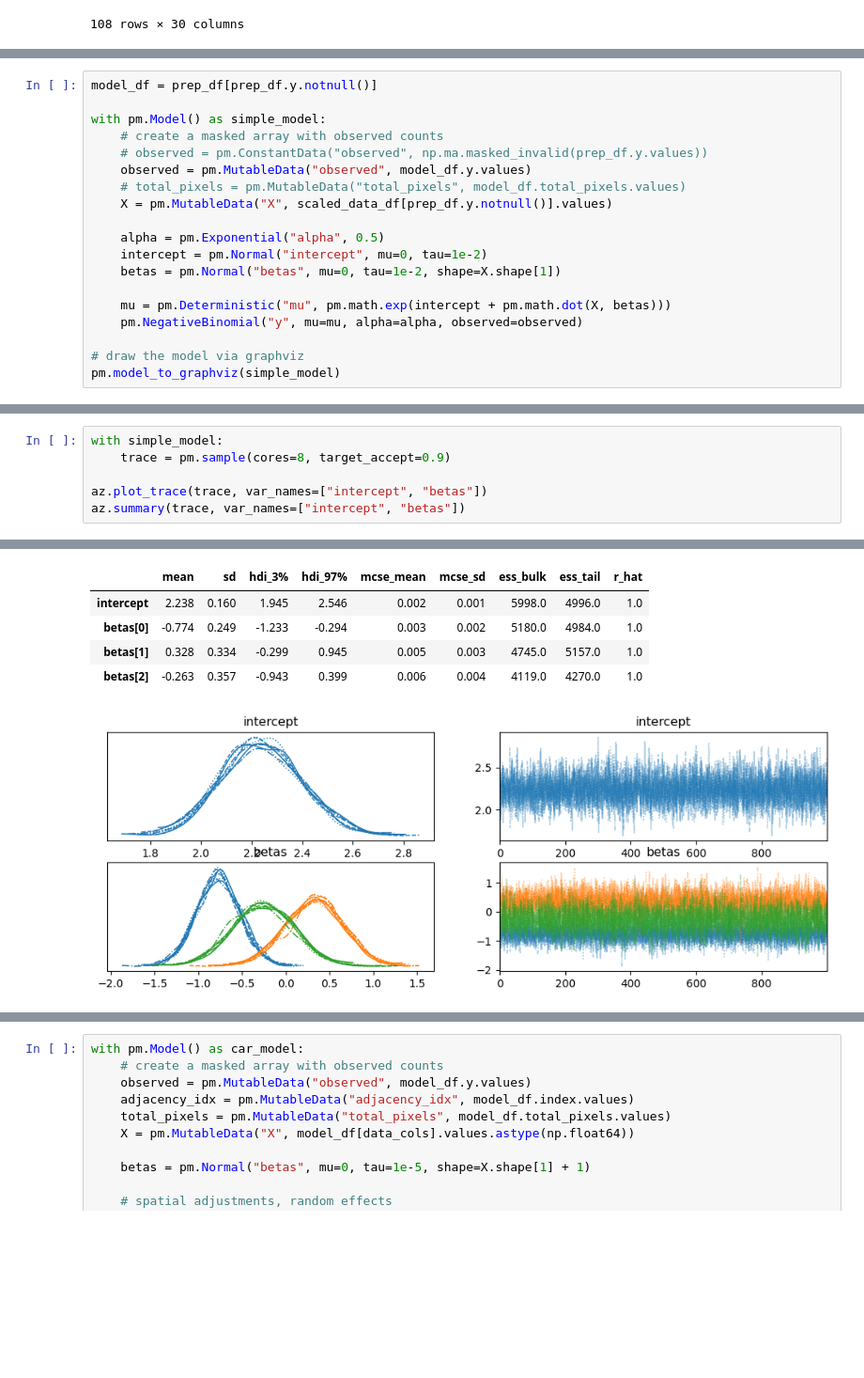
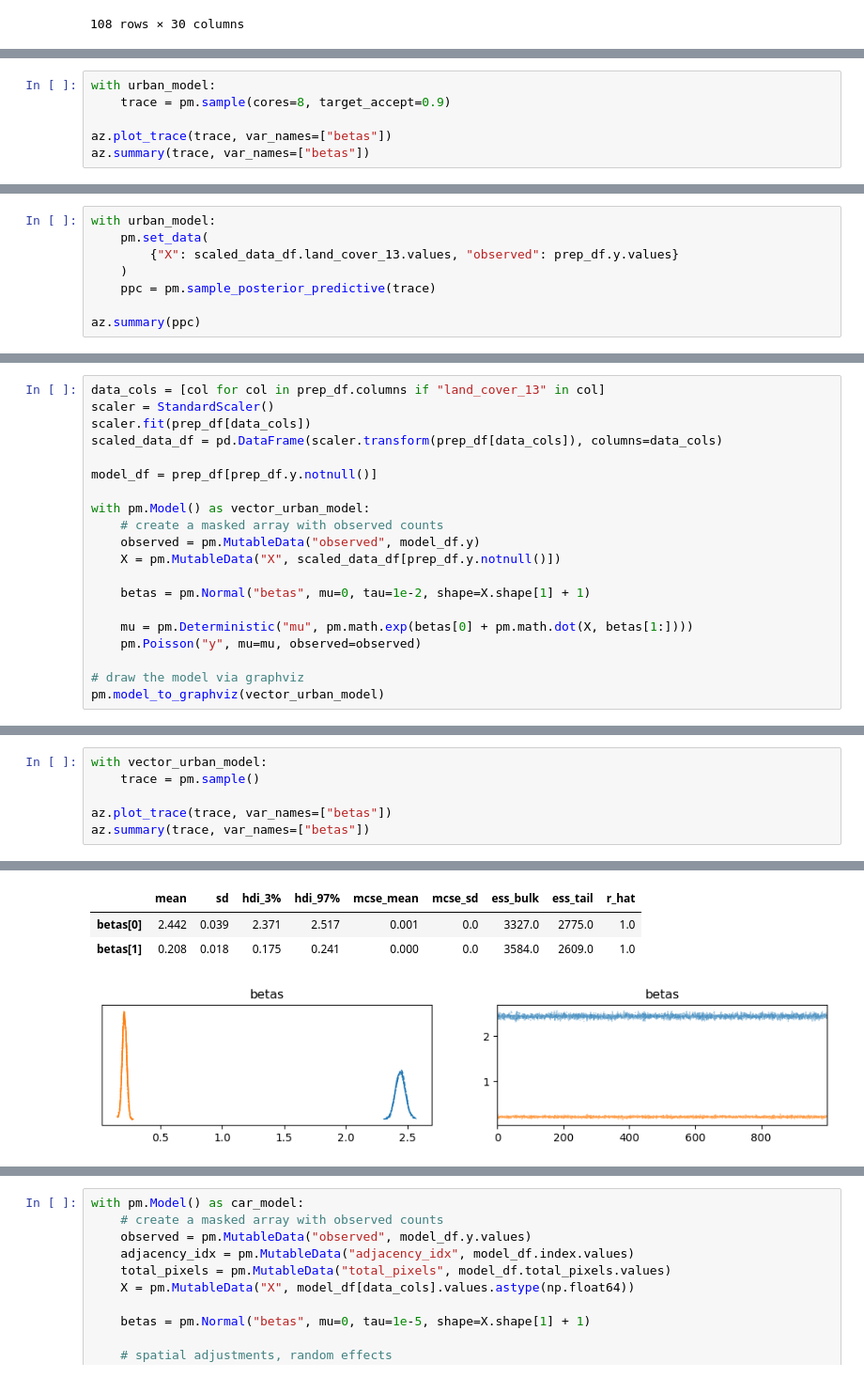
Before and after one commit to acmiyaguchi/iyse4620-birdcall-distributions, a Jupyter notebook: notebooks/2022-11-11-car-model.ipynb, the cells around one changed output, grey strips where cells are left out. Shown: that part at 94% size. Saved outputs shown, nothing was run; the diff lists cells and outputs as text; blank space fills up the shorter version.

```diff
--- a/notebooks/2022-11-11-car-model.ipynb
+++ b/notebooks/2022-11-11-car-model.ipynb
@@ -106,0 +107,6 @@ scaled_data_df
+# %%
+with urban_model:
+    trace = pm.sample(cores=8, target_accept=0.9)
+
+az.plot_trace(trace, var_names=["betas"])
+az.summary(trace, var_names=["betas"])
@@ -106,0 +129,8 @@ scaled_data_df
+# %%
+with urban_model:
+    pm.set_data(
+        {"X": scaled_data_df.land_cover_13.values, "observed": prep_df.y.values}
+    )
+    ppc = pm.sample_posterior_predictive(trace)
+
+az.summary(ppc)
@@ -107,29 +189,30 @@ scaled_data_df
 # %%
+data_cols = [col for col in prep_df.columns if "land_cover_13" in col]
+scaler = StandardScaler()
+scaler.fit(prep_df[data_cols])
+scaled_data_df = pd.DataFrame(scaler.transform(prep_df[data_cols]), columns=data_cols)
+
 model_df = prep_df[prep_df.y.notnull()]
 
-with pm.Model() as simple_model:
+with pm.Model() as vector_urban_model:
     # create a masked array with observed counts
-    # observed = pm.ConstantData("observed", np.ma.masked_invalid(prep_df.y.values))
-    observed = pm.MutableData("observed", model_df.y.values)
-    # total_pixels = pm.MutableData("total_pixels", model_df.total_pixels.values)
-    X = pm.MutableData("X", scaled_data_df[prep_df.y.notnull()].values)
+    observed = pm.MutableData("observed", model_df.y)
+    X = pm.MutableData("X", scaled_data_df[prep_df.y.notnull()])
 
-    alpha = pm.Exponential("alpha", 0.5)
-    intercept = pm.Normal("intercept", mu=0, tau=1e-2)
-    betas = pm.Normal("betas", mu=0, tau=1e-2, shape=X.shape[1])
+    betas = pm.Normal("betas", mu=0, tau=1e-2, shape=X.shape[1] + 1)
 
-    mu = pm.Deterministic("mu", pm.math.exp(intercept + pm.math.dot(X, betas)))
-    pm.NegativeBinomial("y", mu=mu, alpha=alpha, observed=observed)
+    mu = pm.Deterministic("mu", pm.math.exp(betas[0] + pm.math.dot(X, betas[1:])))
+    pm.Poisson("y", mu=mu, observed=observed)
 
 # draw the model via graphviz
-pm.model_to_graphviz(simple_model)
+pm.model_to_graphviz(vector_urban_model)
 # %% [output]
 [drawing not drawn]
 # %%
-with simple_model:
-    trace = pm.sample(cores=8, target_accept=0.9)
+with vector_urban_model:
+    trace = pm.sample()
 
-az.plot_trace(trace, var_names=["intercept", "betas"])
-az.summary(trace, var_names=["intercept", "betas"])
+az.plot_trace(trace, var_names=["betas"])
+az.summary(trace, var_names=["betas"])
 # %% [output]
 Auto-assigning NUTS sampler...
@@ -141,7 +229,5 @@ Sampling 8 chains for 1_000 tune and 1_000 draw iterations (8_000 + 8_000 draws
 |  | mean | sd | hdi_3% | hdi_97% | mcse_mean | mcse_sd | ess_bulk | ess_tail | r_hat |
-| intercept | 2.238 | 0.160 | 1.945 | 2.546 | 0.002 | 0.001 | 5998.0 | 4996.0 | 1.0 |
-| betas[0] | -0.774 | 0.249 | -1.233 | -0.294 | 0.003 | 0.002 | 5180.0 | 4984.0 | 1.0 |
-| betas[1] | 0.328 | 0.334 | -0.299 | 0.945 | 0.005 | 0.003 | 4745.0 | 5157.0 | 1.0 |
-| betas[2] | -0.263 | 0.357 | -0.943 | 0.399 | 0.006 | 0.004 | 4119.0 | 4270.0 | 1.0 |
+| betas[0] | 2.442 | 0.039 | 2.371 | 2.517 | 0.001 | 0.0 | 3327.0 | 2775.0 | 1.0 |
+| betas[1] | 0.208 | 0.018 | 0.175 | 0.241 | 0.000 | 0.0 | 3584.0 | 2609.0 | 1.0 |
-[figure, old version]
+[figure, new version]
 # %%
```
Also changed, not shown: parts of 9 cells of this notebook, 2 other files.
